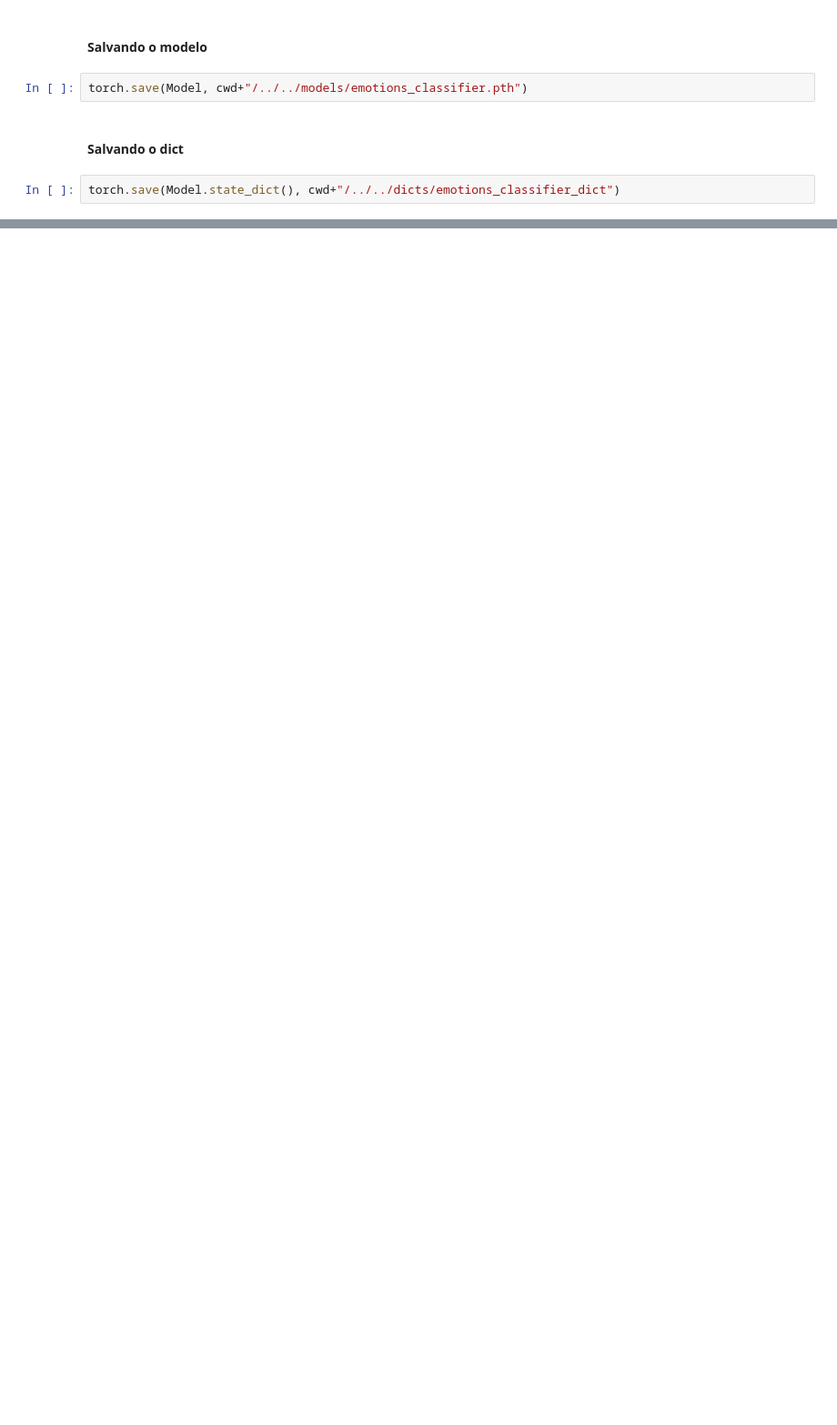
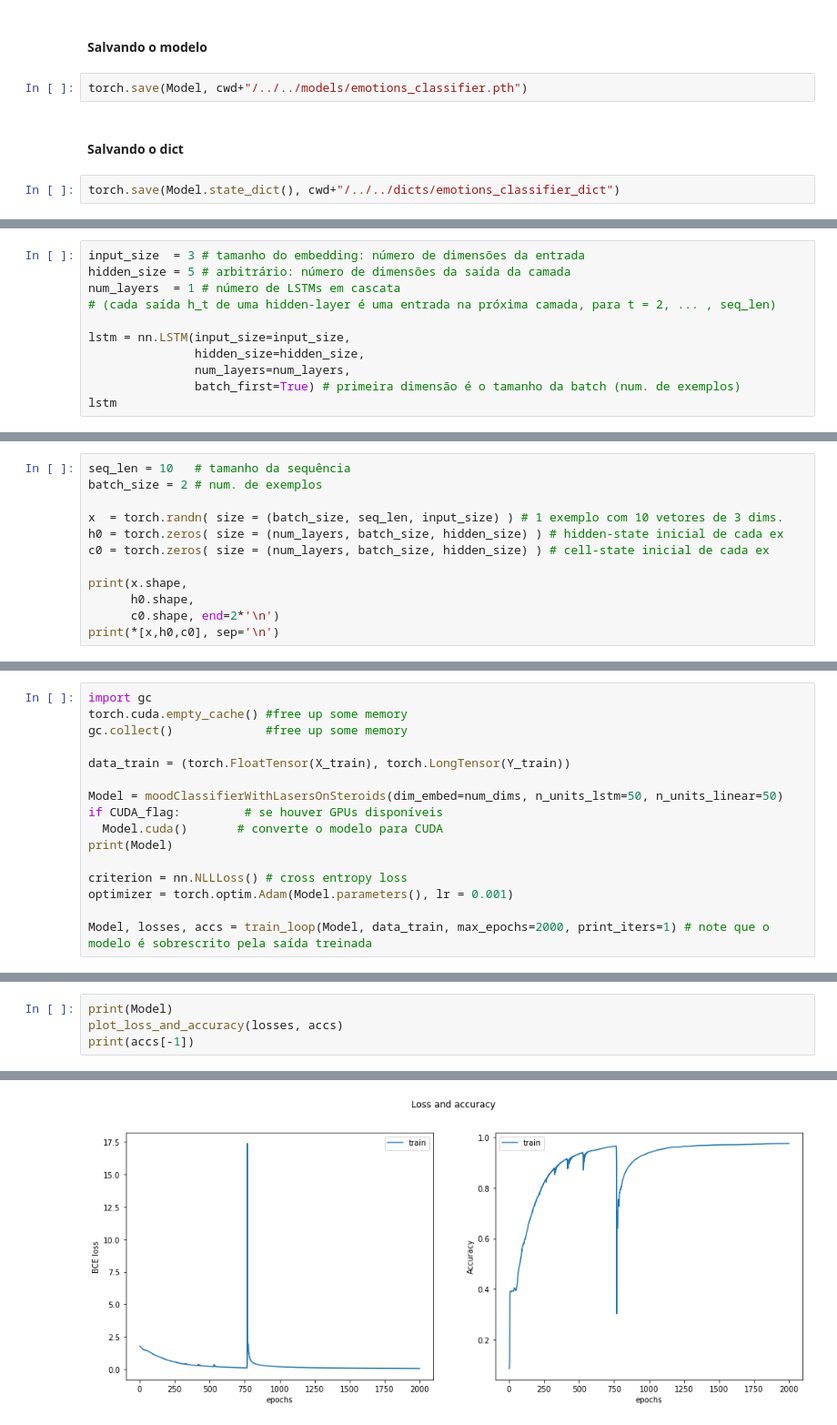
Before and after one commit to data-science-SG/2020_INF425_NLP_SeReS, a Jupyter notebook: eda/exercises/emotions_classifier_glove_embedding.ipynb, the cells around one changed output, grey strips where cells are left out. Shown: that part at 91% size. Cells and saved outputs as stored; diff of their text form; blank space fills up the shorter version.

```diff
--- a/eda/exercises/emotions_classifier_glove_embedding.ipynb
+++ b/eda/exercises/emotions_classifier_glove_embedding.ipynb
@@ -535,2 +542,13 @@ moodClassifier(
   )
 )
+# %%
+input_size  = 3 # tamanho do embedding: número de dimensões da entrada
+hidden_size = 5 # arbitrário: número de dimensões da saída da camada
+num_layers  = 1 # número de LSTMs em cascata
+# (cada saída h_t de uma hidden-layer é uma entrada na próxima camada, para t = 2, ... , seq_len)
+
+lstm = nn.LSTM(input_size=input_size,
+               hidden_size=hidden_size,
+               num_layers=num_layers,
+               batch_first=True) # primeira dimensão é o tamanho da batch (num. de exemplos)
+lstm
@@ -536,0 +557,12 @@ moodClassifier(
+# %%
+seq_len = 10   # tamanho da sequência
+batch_size = 2 # num. de exemplos
+
+x  = torch.randn( size = (batch_size, seq_len, input_size) ) # 1 exemplo com 10 vetores de 3 dims.
+h0 = torch.zeros( size = (num_layers, batch_size, hidden_size) ) # hidden-state inicial de cada ex
+c0 = torch.zeros( size = (num_layers, batch_size, hidden_size) ) # cell-state inicial de cada ex
+
+print(x.shape,
+      h0.shape,
+      c0.shape, end=2*'\n')
+print(*[x,h0,c0], sep='\n')
@@ -536,0 +669,16 @@ moodClassifier(
+# %%
+import gc
+torch.cuda.empty_cache() #free up some memory
+gc.collect()             #free up some memory
+
+data_train = (torch.FloatTensor(X_train), torch.LongTensor(Y_train))
+
+Model = moodClassifierWithLasersOnSteroids(dim_embed=num_dims, n_units_lstm=50, n_units_linear=50)
+if CUDA_flag:         # se houver GPUs disponíveis
+  Model.cuda()       # converte o modelo para CUDA
+print(Model)
+
+criterion = nn.NLLLoss() # cross entropy loss
+optimizer = torch.optim.Adam(Model.parameters(), lr = 0.001)
+
+Model, losses, accs = train_loop(Model, data_train, max_epochs=2000, print_iters=1) # note que o modelo é sobrescrito pela saída treinada
@@ -536,0 +703,5 @@ moodClassifier(
+# %%
+print(Model)
+plot_loss_and_accuracy(losses, accs)
+print(accs[-1])
+# %% [output]
@@ -536,0 +722 @@ moodClassifier(
+[figure, added]
```
Also changed, not shown: parts of 26 cells of this notebook.
